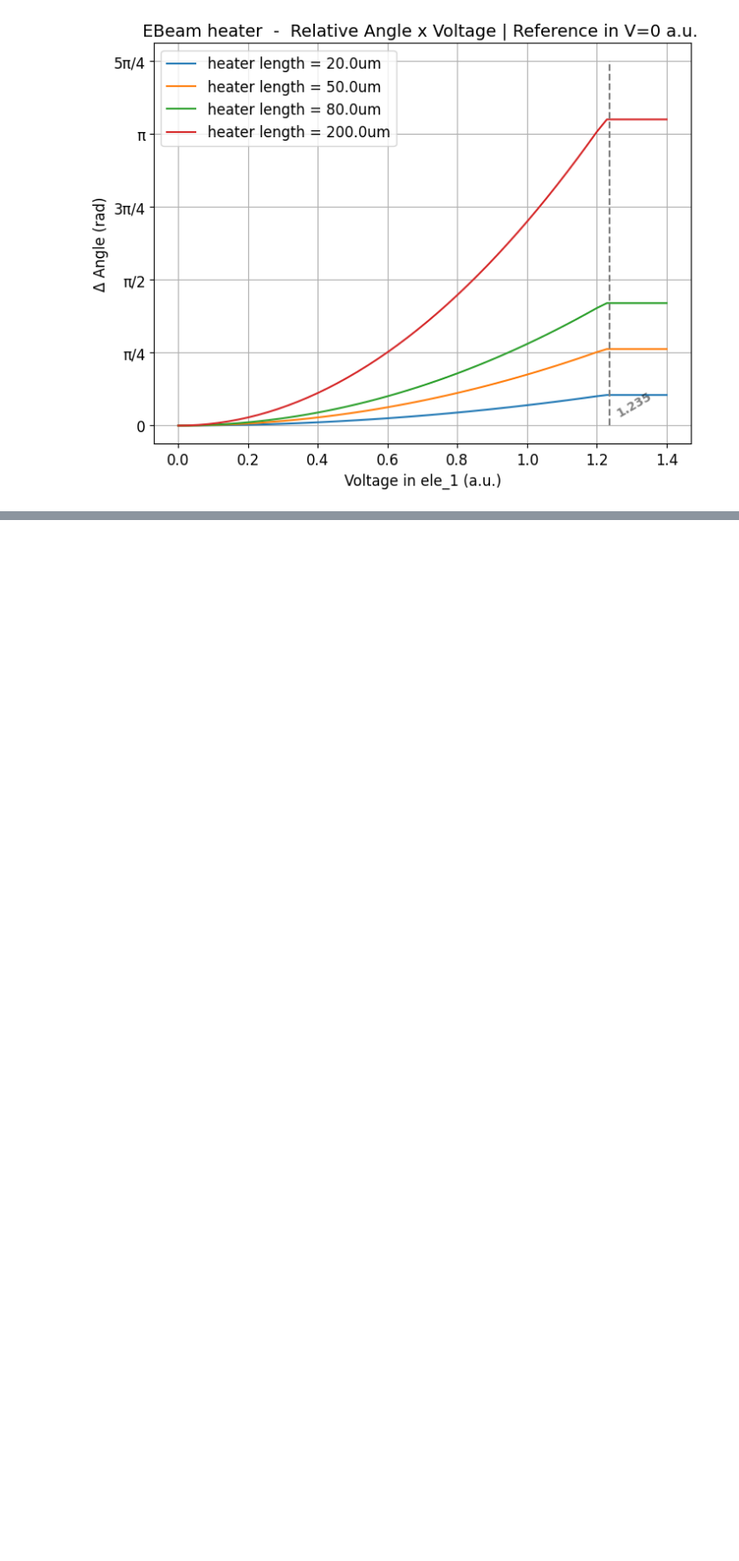
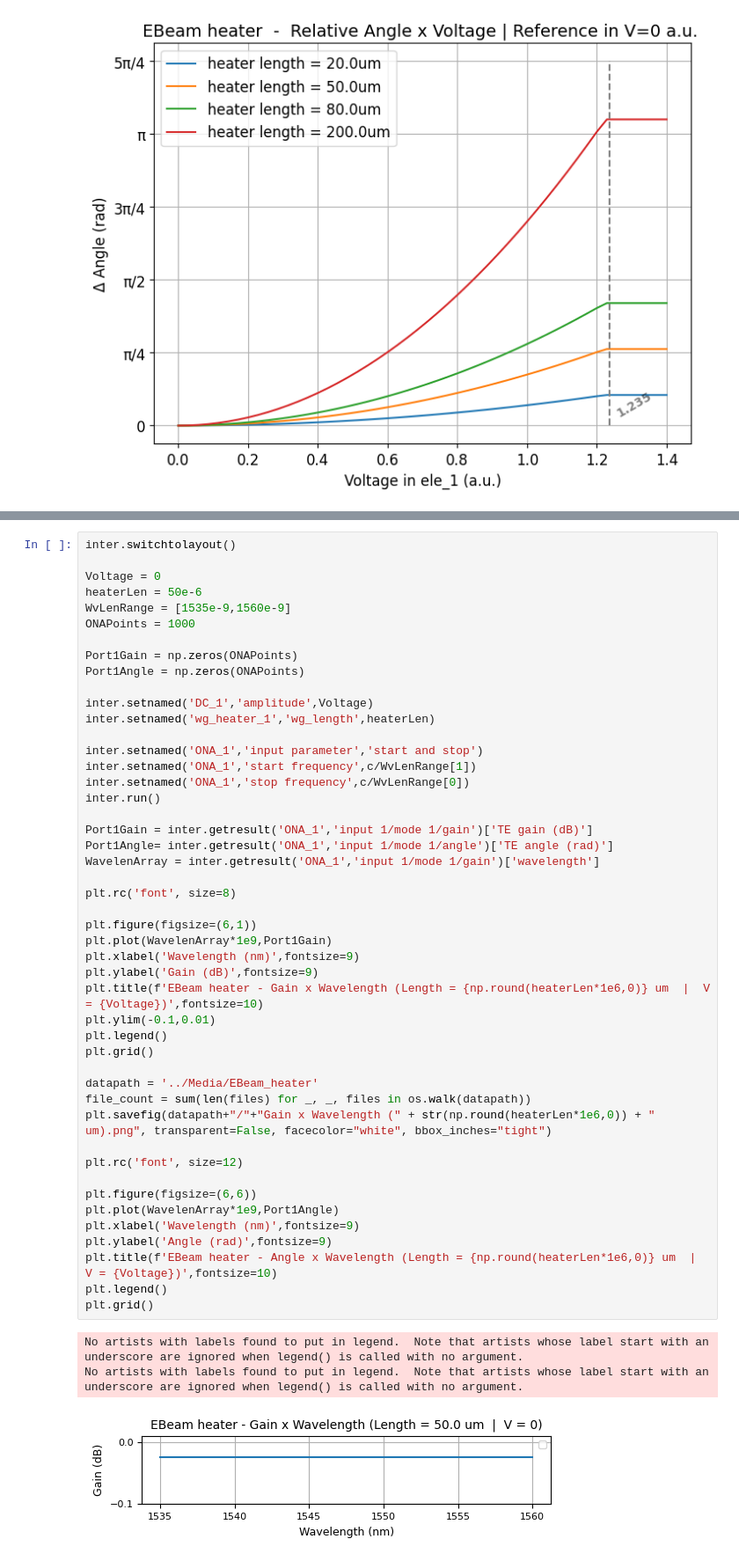
Before and after one commit to CaioRodrigues200/Programmable-Multifunctional-Circuit, a Jupyter notebook: Simulations/INTERCONNECT_Caio.ipynb, the cells around one changed output, grey strips where cells are left out. Shown at 88% size. Drawn from its saved outputs; the diff is of its cells as text; blank space fills up the shorter version.

Commit message:
EBeam heater pt2

```diff
--- a/Simulations/INTERCONNECT_Caio.ipynb
+++ b/Simulations/INTERCONNECT_Caio.ipynb
@@ -567,0 +571,51 @@ KeyboardInterrupt:
+# %%
+inter.switchtolayout()
+
+Voltage = 0
+heaterLen = 50e-6
+WvLenRange = [1535e-9,1560e-9]
+ONAPoints = 1000
+
+Port1Gain = np.zeros(ONAPoints)
+Port1Angle = np.zeros(ONAPoints)
+
+inter.setnamed('DC_1','amplitude',Voltage)
+inter.setnamed('wg_heater_1','wg_length',heaterLen)
+
+inter.setnamed('ONA_1','input parameter','start and stop')
+inter.setnamed('ONA_1','start frequency',c/WvLenRange[1])
+inter.setnamed('ONA_1','stop frequency',c/WvLenRange[0])
+inter.run()
+
+Port1Gain = inter.getresult('ONA_1','input 1/mode 1/gain')['TE gain (dB)']
+Port1Angle= inter.getresult('ONA_1','input 1/mode 1/angle')['TE angle (rad)']
+WavelenArray = inter.getresult('ONA_1','input 1/mode 1/gain')['wavelength']
+
+plt.rc('font', size=8)
+
+plt.figure(figsize=(6,1))
+plt.plot(WavelenArray*1e9,Port1Gain)
+plt.xlabel('Wavelength (nm)',fontsize=9)
+plt.ylabel('Gain (dB)',fontsize=9)
+plt.title(f'EBeam heater - Gain x Wavelength (Length = {np.round(heaterLen*1e6,0)} um  |  V = {Voltage})',fontsize=10)
+plt.ylim(-0.1,0.01)
+plt.legend()
+plt.grid()
+
+datapath = '../Media/EBeam_heater'
+file_count = sum(len(files) for _, _, files in os.walk(datapath))
+plt.savefig(datapath+"/"+"Gain x Wavelength (" + str(np.round(heaterLen*1e6,0)) + " um).png", transparent=False, facecolor="white", bbox_inches="tight")
+
+plt.rc('font', size=12)
+
+plt.figure(figsize=(6,6))
+plt.plot(WavelenArray*1e9,Port1Angle)
+plt.xlabel('Wavelength (nm)',fontsize=9)
+plt.ylabel('Angle (rad)',fontsize=9)
+plt.title(f'EBeam heater - Angle x Wavelength (Length = {np.round(heaterLen*1e6,0)} um  |  V = {Voltage})',fontsize=10)
+plt.legend()
+plt.grid()
+# %% [output]
+No artists with labels found to put in legend.  Note that artists whose label start with an underscore are ignored when legend() is called with no argument.
+No artists with labels found to put in legend.  Note that artists whose label start with an underscore are ignored when legend() is called with no argument.
+[figure, added]
```
Also changed, not shown: parts of 9 cells of this notebook, 7 other files.
